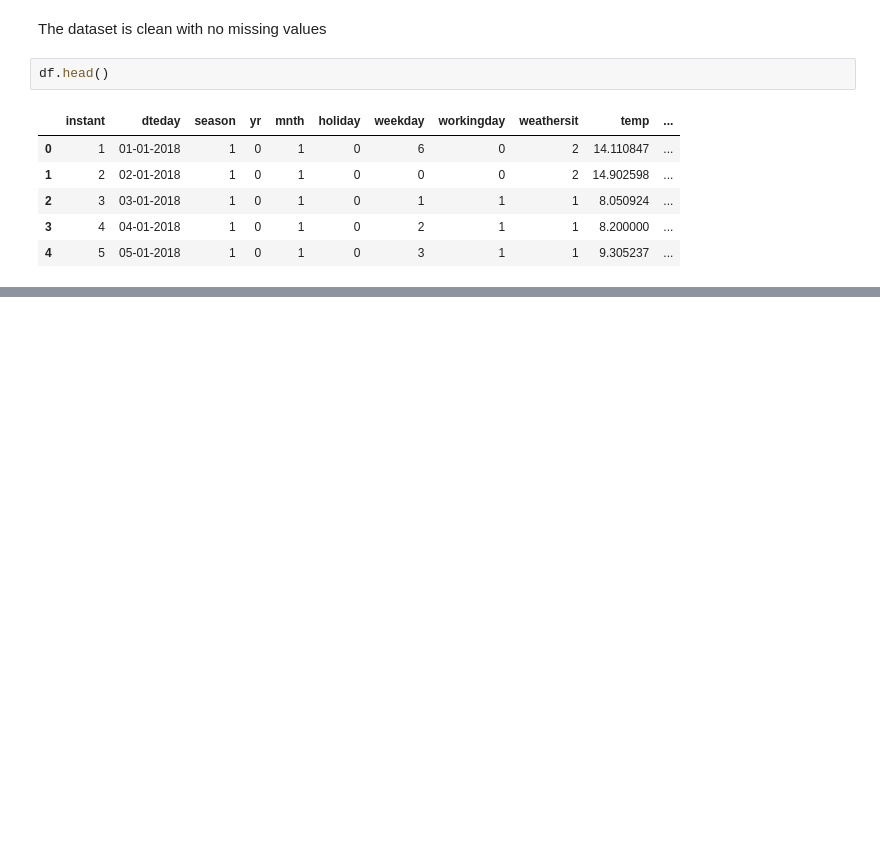
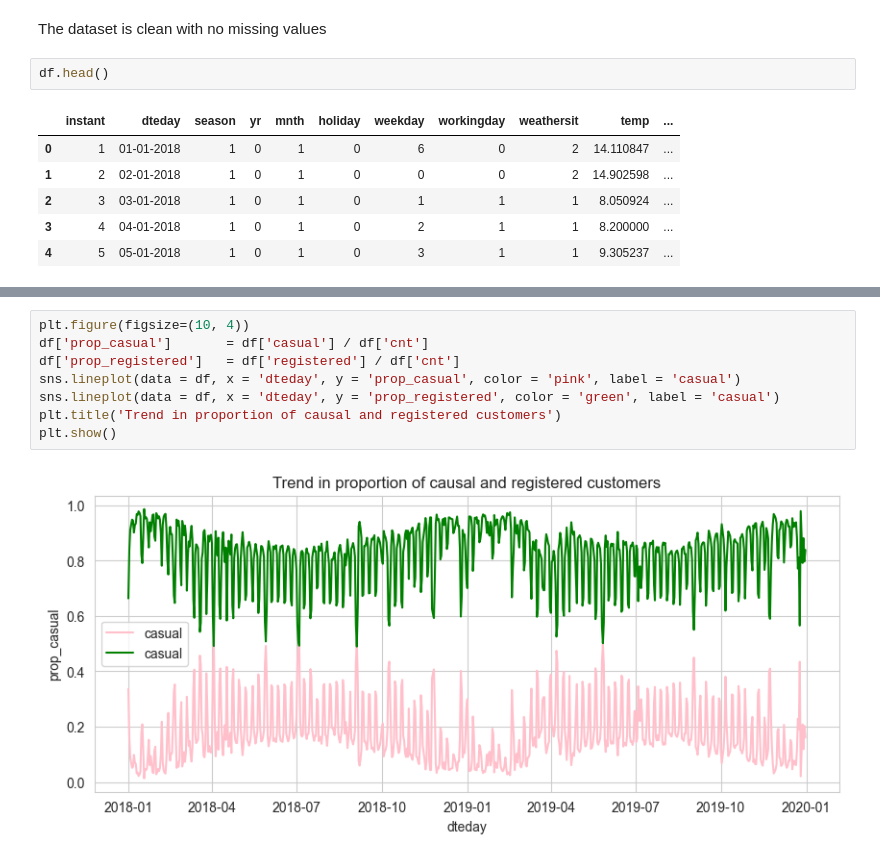
Before and after one commit to nagaraju-oruganti/Bike-Sharing, a Jupyter notebook: notebooks/eda.ipynb, the cells around one changed output, grey strips where cells are left out. Saved outputs shown, nothing was run; the diff lists cells and outputs as text; blank space fills up the shorter version.

```diff
--- a/notebooks/eda.ipynb
+++ b/notebooks/eda.ipynb
@@ -172,0 +103,10 @@ True
+# %%
+plt.figure(figsize=(10, 4))
+df['prop_casual']       = df['casual'] / df['cnt']
+df['prop_registered']   = df['registered'] / df['cnt']
+sns.lineplot(data = df, x = 'dteday', y = 'prop_casual', color = 'pink', label = 'casual')
+sns.lineplot(data = df, x = 'dteday', y = 'prop_registered', color = 'green', label = 'casual')
+plt.title('Trend in proportion of causal and registered customers')
+plt.show()
+# %% [output]
+[figure, added]
```
Also changed, not shown: parts of 52 cells of this notebook, 5 other files.
